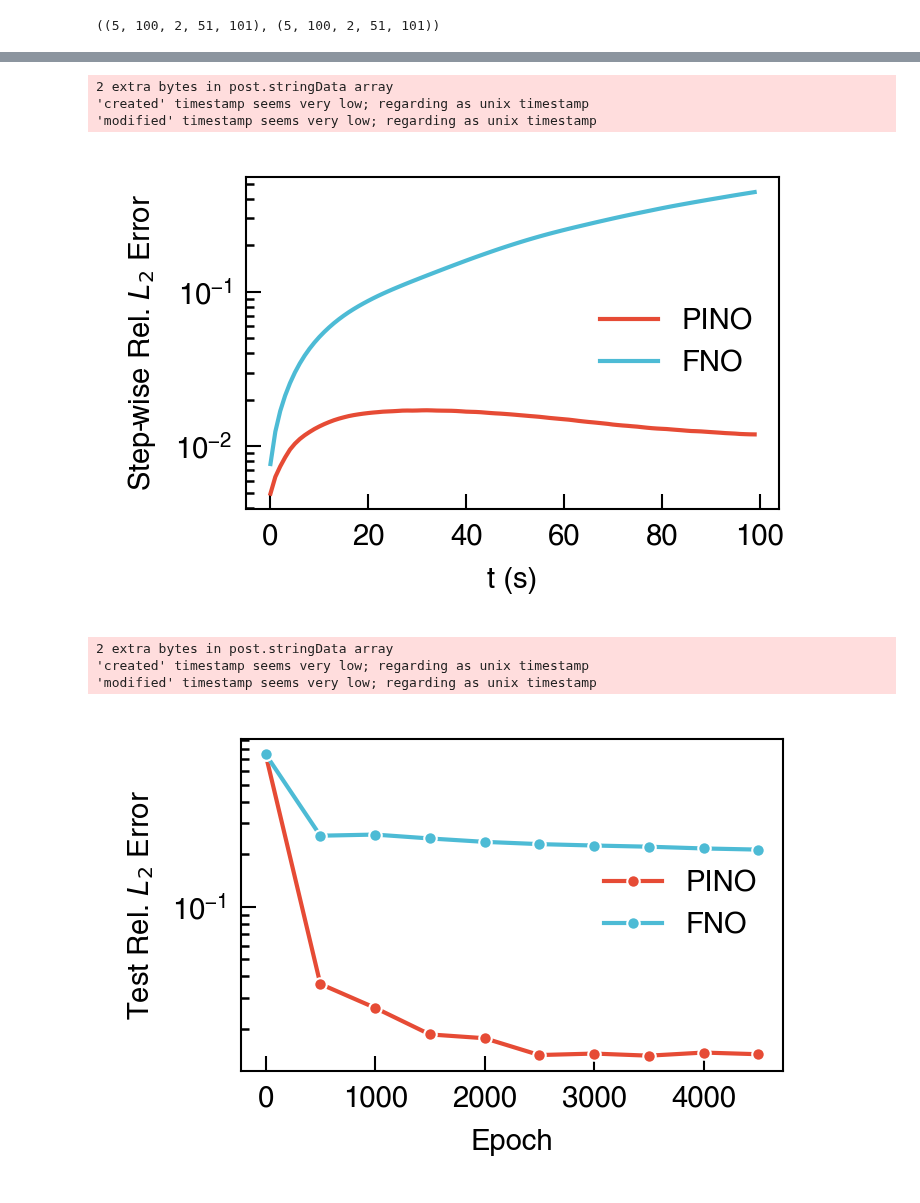
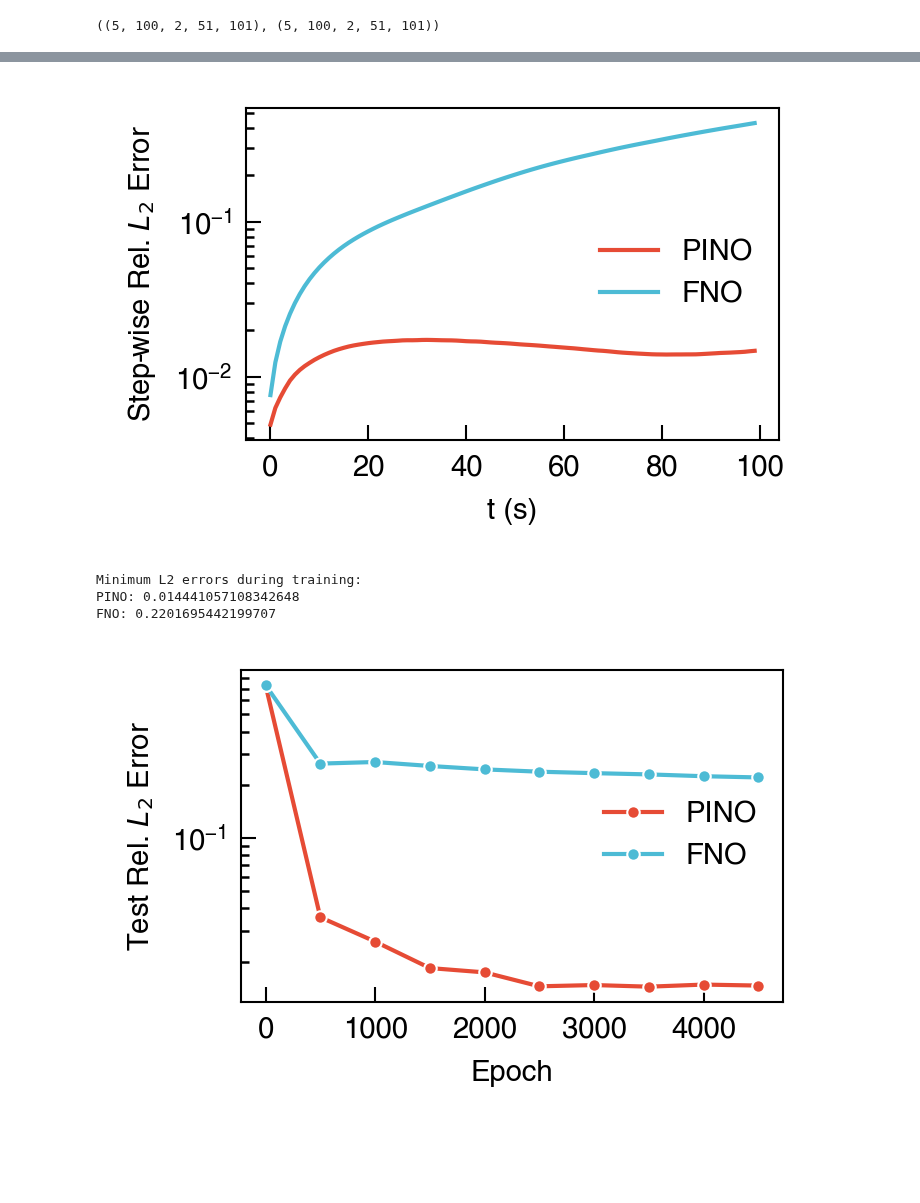
Before and after one commit to NanxiiChen/PF-PINO, a Jupyter notebook: corrosion2d/compare.ipynb, the cells around one changed output, grey strips where cells are left out. Drawn from its saved outputs; the diff is of its cells as text; code cells hidden in the pictures; blank space fills up the shorter version.

```diff
--- a/corrosion2d/compare.ipynb
+++ b/corrosion2d/compare.ipynb
@@ -349,24 +356,21 @@ Total relative L2 error on test set: 0.2357037
 # %%
 step_wise_l2_pino = jnp.linalg.norm(y_test - u_preds, axis=(-1,-2)) / jnp.linalg.norm(y_test, axis=(-1,-2))
 step_wise_l2_fno = jnp.linalg.norm(y_test - u_preds_fno, axis=(-1,-2)) / jnp.linalg.norm(y_test, axis=(-1,-2))
 step_wise_l2_pino = jnp.mean(step_wise_l2_pino, axis=(0, 2)) # avg over samples and channels
 step_wise_l2_fno = jnp.mean(step_wise_l2_fno, axis=(0, 2)) # avg over samples and channels
 
 fig, ax = plt.subplots(1, 1, figsize=(2.4, 1.6))
 ax.plot(step_wise_l2_pino, label="PINO", lw=1)
 ax.plot(step_wise_l2_fno, label="FNO", lw=1)
 ax.set_yscale("log")
 ax.set_xlabel(r"t (s)")
 ax.set_ylabel("Step-wise Rel. $L_2$ Error")
 ax.legend()
 fig.tight_layout()
-fig.savefig(os.path.join(save_fig_dir, "corrosion2d_stepwise_l2.pdf"), dpi=450,
-            bbox_inches='tight', pad_inches=0.0)
+# fig.savefig(os.path.join(save_fig_dir, "corrosion2d_stepwise_l2.pdf"), dpi=450,
+#             bbox_inches='tight', pad_inches=0.0)
 # %% [output]
-2 extra bytes in post.stringData array
-'created' timestamp seems very low; regarding as unix timestamp
-'modified' timestamp seems very low; regarding as unix timestamp
-[figure, old version]
+[figure, new version]
 # %%
 epochs = jnp.arange(0, configs.epochs, configs.test_every)
 
@@ -407,10 +413,14 @@ ax.set_xlabel("Epoch")
 ax.set_ylabel("Test Rel. $L_2$ Error")
 ax.legend()
 fig.tight_layout()
-fig.savefig(os.path.join(save_fig_dir, "corrosion2d_test_l2.pdf"), dpi=450,
-            bbox_inches='tight', pad_inches=0.0)
+# fig.savefig(os.path.join(save_fig_dir, "corrosion2d_test_l2.pdf"), dpi=450,
+#             bbox_inches='tight', pad_inches=0.0)
+
+print("Minimum L2 errors during training:")
+print(f"PINO: {min(l2_pino_list)}")
+print(f"FNO: {min(l2_fno_list)}")
 # %% [output]
-2 extra bytes in post.stringData array
-'created' timestamp seems very low; regarding as unix timestamp
-'modified' timestamp seems very low; regarding as unix timestamp
+Minimum L2 errors during training:
+PINO: 0.014441057108342648
+FNO: 0.2201695442199707
-[figure, old version]
+[figure, new version]
```
Also changed, not shown: parts of 2 cells of this notebook, 3 other files.
